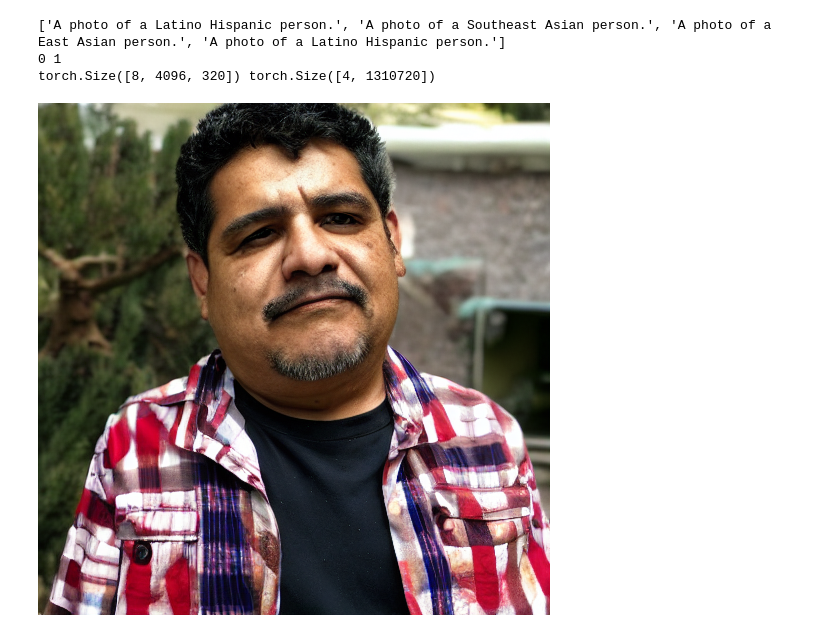
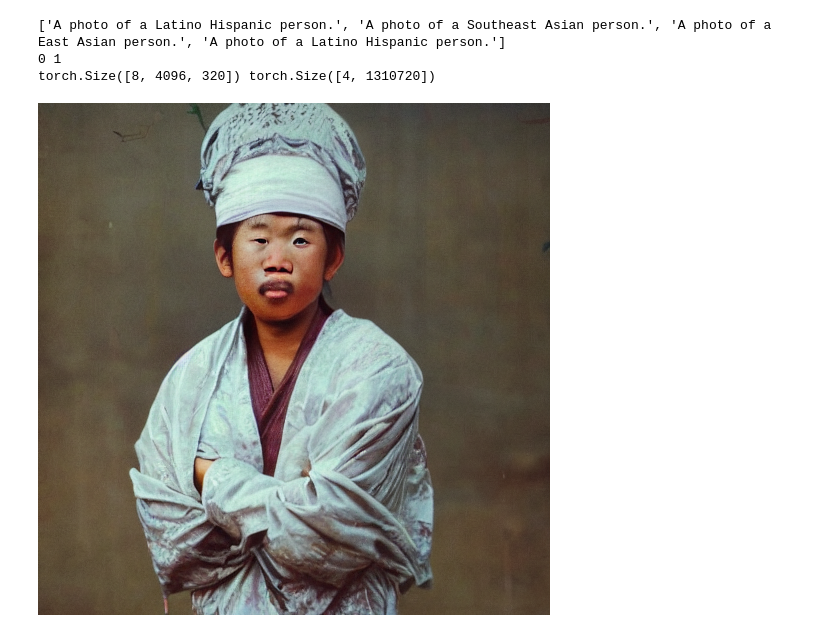
Before and after one commit to Social-AI-Studio/T2I_Interp_toolkit, a Jupyter notebook: notebooks/debiasing.ipynb, the cells around one changed output. Saved outputs shown, nothing was run; the diff lists cells and outputs as text; code cells hidden in the pictures.

```diff
--- a/notebooks/debiasing.ipynb
+++ b/notebooks/debiasing.ipynb
@@ -169,6 +169,29 @@ img = get_activations_steer_save(model,dataset,accessor,mapper, **kwargs)
 0 1
 torch.Size([8, 4096, 320]) torch.Size([4, 1310720])
 # %%
-img[3]
+from utils.utils import gen_images_from_prompts
+kwargs = {
+    "preprocess_fn": preprocess_fn,
+    "dataset_column": "race",
+    "steps":1,
+    "denoising_step":0,
+    "data_device" : "cpu",
+    "autocast_dtype" : th.bfloat16,
+    "d_submodule": 4096*320,
+    "refresh_batch_size":16,
+    "out_batch_size":4,
+    "run_name":"training_race_steering_mlp",
+    "num_inference_steps":50,
+    "start_step":0,
+    "end_step":1,
+    "alpha":1.0,
+}
+
+imgs={step:[] for step in range(1,20,1)}
+for step in range(1,20,1):
+    with model.generate("a photo of a asian person", seed=40, **{**kwargs,"num_inference_steps":step}):
+        imgs[step] = model.output.save()
-# %% [output]
-[figure, removed]
+# %%
+imgs[10].images[0]
+# %% [output]
+[figure, added]
```
Also changed, not shown: parts of 3 cells of this notebook, 12 other files.
